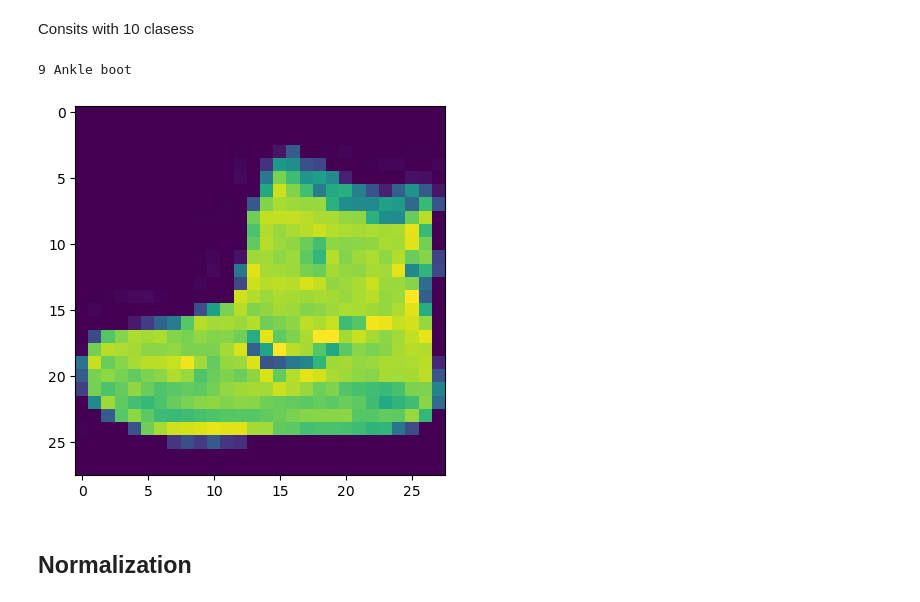
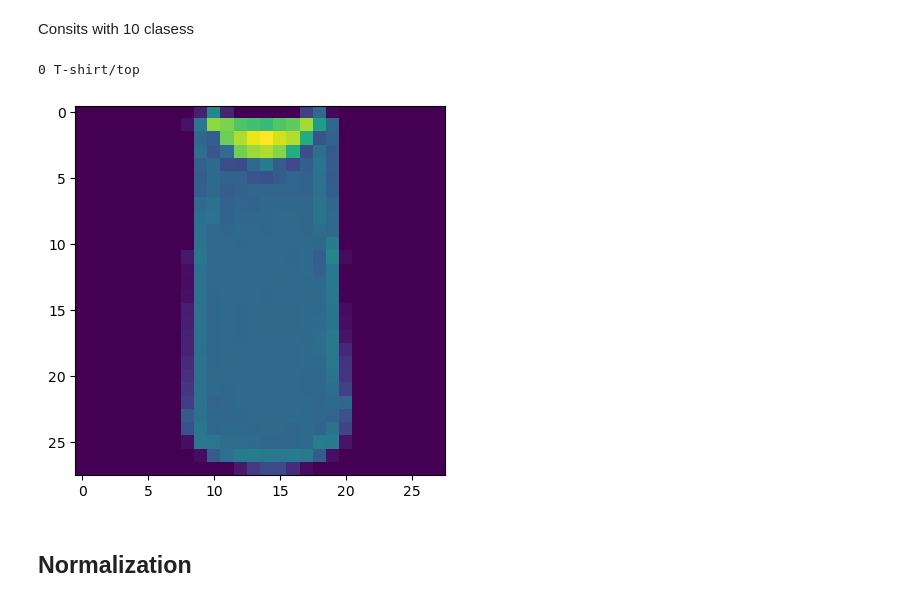
Before and after one commit to AmdPathirana/ML_PROJECTS, a Jupyter notebook: Multiclass Image Classifiaction (ANN) /Classifier.ipynb, the cells around one changed output. Drawn from its saved outputs; the diff is of its cells as text; code cells hidden in the pictures.

```diff
--- a/Multiclass Image Classifiaction (ANN) /Classifier.ipynb
+++ b/Multiclass Image Classifiaction (ANN) /Classifier.ipynb
@@ -77,21 +77,21 @@ class_names = [
 # %%
 #create function to get the name
 def get_name(x):
     name="none"
     for i in range(x+1):
         name=class_names[i]
     return name
 
 
 
 #check the labels and their corrosponding names
-z=0
+z=2
 plt.imshow(x_train[z])
 name=get_name(y_train[z])
 print(name)
 # %% [output]
-9 Ankle boot
+0 T-shirt/top
-[figure, old version]
+[figure, new version]
 # %% [markdown]
 ## Normalization
 # %%
```
Also changed, not shown: parts of 13 cells of this notebook, 5 other files.
